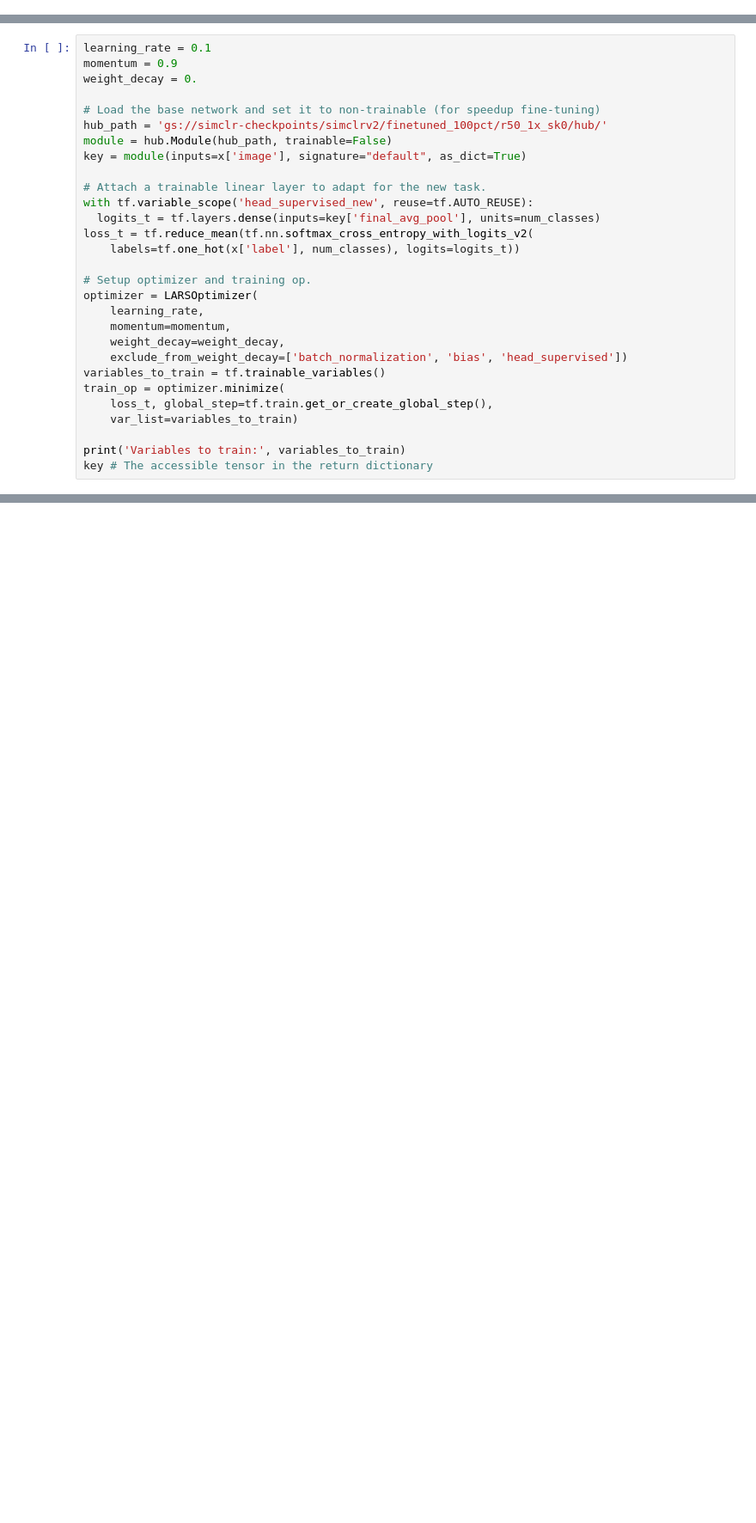
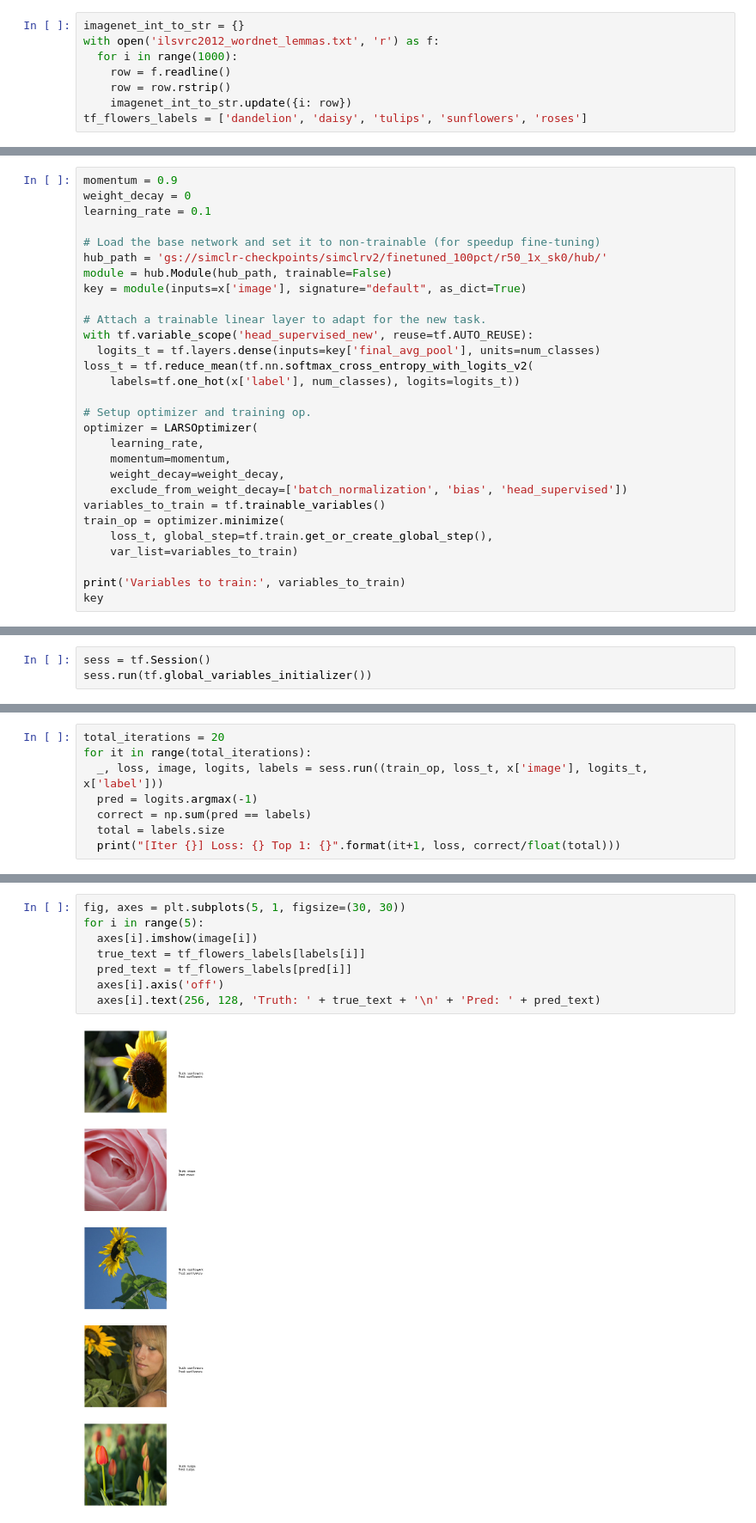
Before and after one commit to SruthiChilukuri/advanced_deep_learning, a Jupyter notebook: assignment 3/part A/finetuning_simclr.ipynb, the cells around one changed output, grey strips where cells are left out. Shown at 86% size. Saved outputs shown, nothing was run; the diff lists cells and outputs as text; blank space fills up the shorter version.

```diff
--- a/assignment 3/part A/finetuning_simclr.ipynb
+++ b/assignment 3/part A/finetuning_simclr.ipynb
@@ -11,0 +31,8 @@ import matplotlib.pyplot as plt
+# %%
+imagenet_int_to_str = {}
+with open('ilsvrc2012_wordnet_lemmas.txt', 'r') as f:
+  for i in range(1000):
+    row = f.readline()
+    row = row.rstrip()
+    imagenet_int_to_str.update({i: row})
+tf_flowers_labels = ['dandelion', 'daisy', 'tulips', 'sunflowers', 'roses']
@@ -37,7 +483,7 @@ NameError: ignored
 # %%
+momentum = 0.9
+weight_decay = 0
 learning_rate = 0.1
-momentum = 0.9
-weight_decay = 0.
 
 # Load the base network and set it to non-trainable (for speedup fine-tuning)
 hub_path = 'gs://simclr-checkpoints/simclrv2/finetuned_100pct/r50_1x_sk0/hub/'
@@ -62,5 +508,5 @@ train_op = optimizer.minimize(
     var_list=variables_to_train)
 
 print('Variables to train:', variables_to_train)
-key # The accessible tensor in the return dictionary
+key
 # %% [output]
@@ -67,0 +525,3 @@ NameError: ignored
+# %%
+sess = tf.Session()
+sess.run(tf.global_variables_initializer())
@@ -67,0 +530,8 @@ NameError: ignored
+# %%
+total_iterations = 20
+for it in range(total_iterations):
+  _, loss, image, logits, labels = sess.run((train_op, loss_t, x['image'], logits_t, x['label']))
+  pred = logits.argmax(-1)
+  correct = np.sum(pred == labels)
+  total = labels.size
+  print("[Iter {}] Loss: {} Top 1: {}".format(it+1, loss, correct/float(total)))
@@ -67,0 +559,10 @@ NameError: ignored
+# %%
+fig, axes = plt.subplots(5, 1, figsize=(30, 30))
+for i in range(5):
+  axes[i].imshow(image[i])
+  true_text = tf_flowers_labels[labels[i]]
+  pred_text = tf_flowers_labels[pred[i]]
+  axes[i].axis('off')
+  axes[i].text(256, 128, 'Truth: ' + true_text + '\n' + 'Pred: ' + pred_text)
+# %% [output]
+[figure, added]
```
Also changed, not shown: parts of 25 cells of this notebook.
